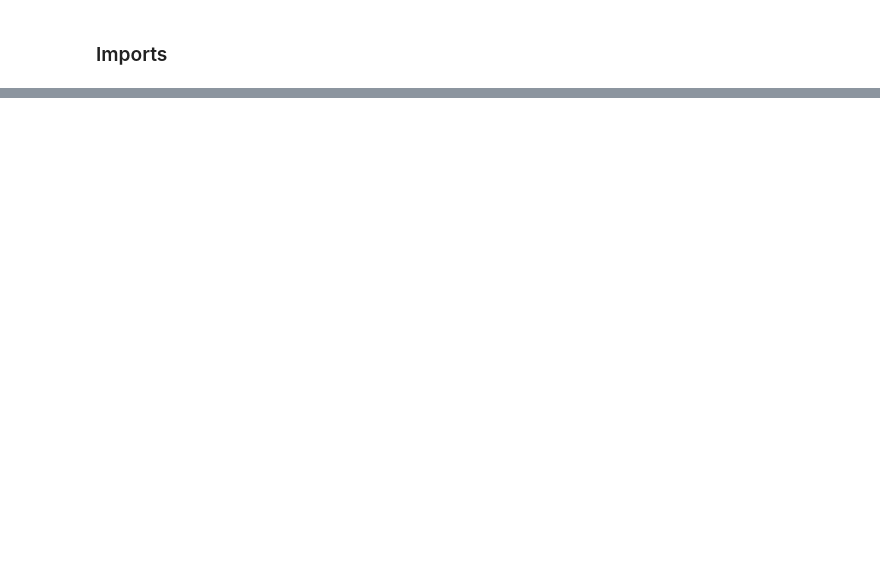
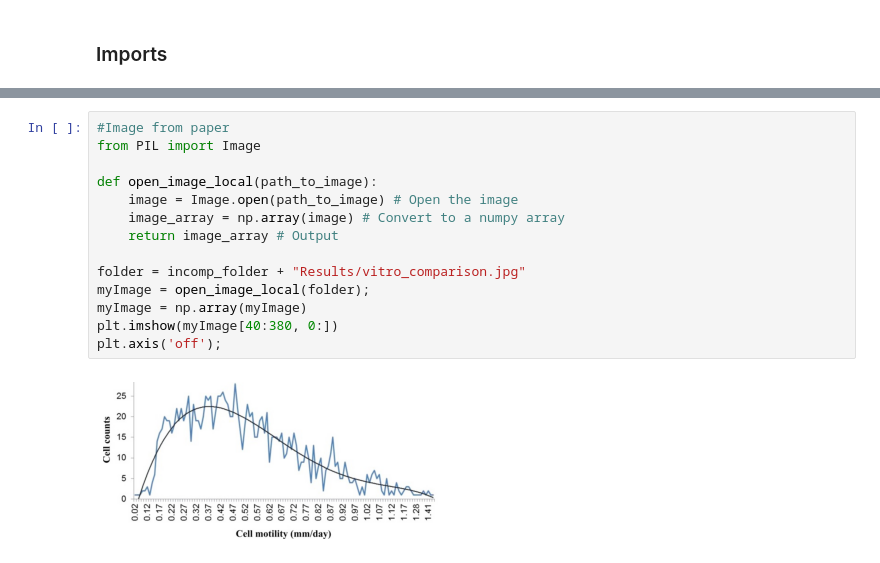
Before and after one commit to SebastianUtecht/Thesis, a Jupyter notebook: NewKidneyGen/make_plots_thesis.ipynb, the cells around one changed output, grey strips where cells are left out. Drawn from its saved outputs; the diff is of its cells as text; blank space fills up the shorter version.

```diff
--- a/NewKidneyGen/make_plots_thesis.ipynb
+++ b/NewKidneyGen/make_plots_thesis.ipynb
@@ -59,0 +258,16 @@ save_fig(fig, "pref_adh_pot", folder)
+# %%
+#Image from paper
+from PIL import Image
+
+def open_image_local(path_to_image):
+    image = Image.open(path_to_image) # Open the image
+    image_array = np.array(image) # Convert to a numpy array
+    return image_array # Output
+
+folder = incomp_folder + "Results/vitro_comparison.jpg"
+myImage = open_image_local(folder);
+myImage = np.array(myImage)
+plt.imshow(myImage[40:380, 0:])
+plt.axis('off');
+# %% [output]
+[figure, added]
```
Also changed, not shown: parts of 18 cells of this notebook, 6 other files.
